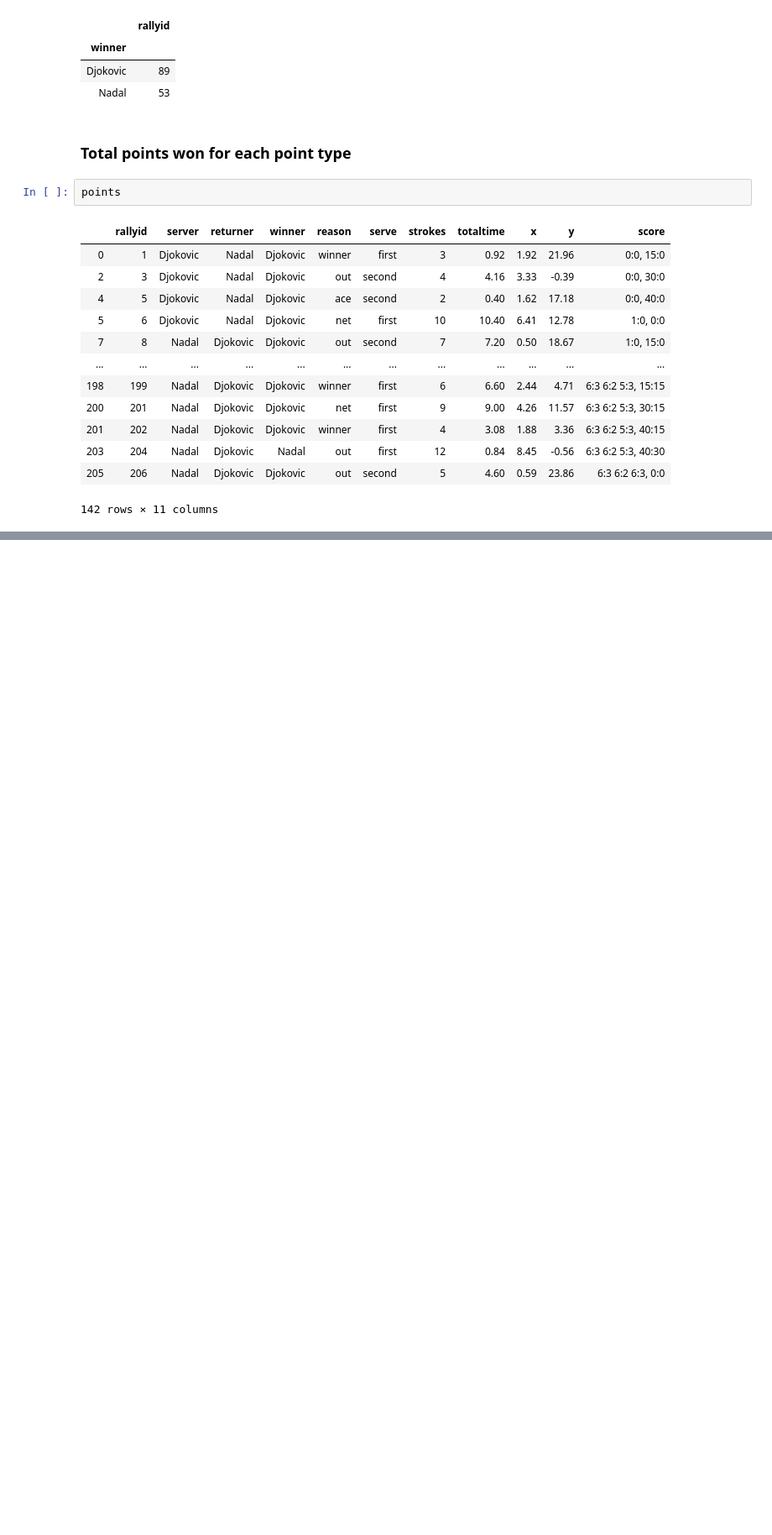
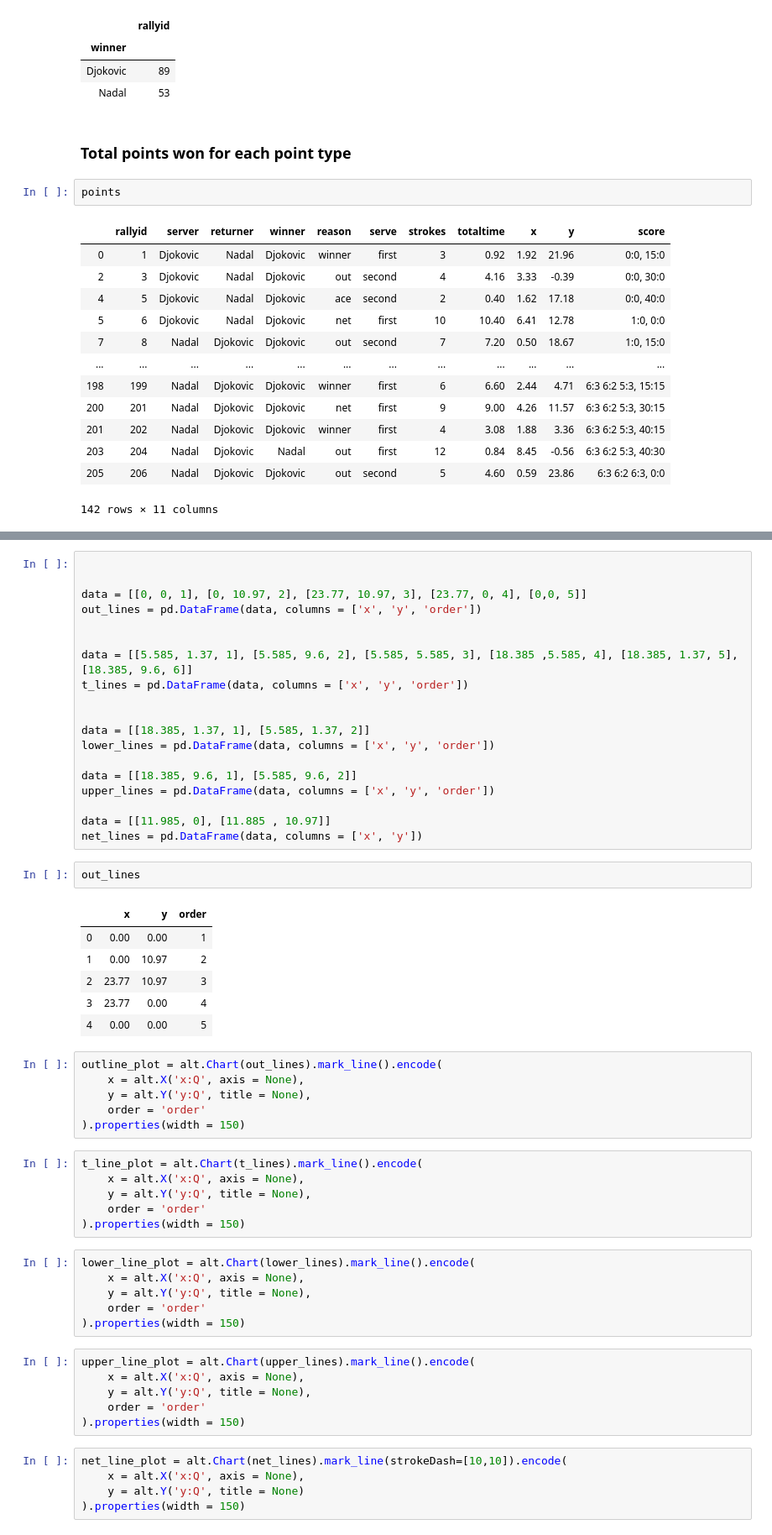
Before and after one commit to EitharAlfatih/Australian-Open-Final-2019, a Jupyter notebook: Data_Analysis.ipynb, the cells around one changed output, grey strips where cells are left out. Shown: that part at 84% size. Saved outputs shown, nothing was run; the diff lists cells and outputs as text; blank space fills up the shorter version.

Commit message:
updating the work with the court plot

```diff
--- a/Data_Analysis.ipynb
+++ b/Data_Analysis.ipynb
@@ -307,0 +284,57 @@ alt.Chart(grouped_points).mark_bar().encode(
+# %%
+
+
+data = [[0, 0, 1], [0, 10.97, 2], [23.77, 10.97, 3], [23.77, 0, 4], [0,0, 5]]
+out_lines = pd.DataFrame(data, columns = ['x', 'y', 'order'])
+
+
+data = [[5.585, 1.37, 1], [5.585, 9.6, 2], [5.585, 5.585, 3], [18.385 ,5.585, 4], [18.385, 1.37, 5], [18.385, 9.6, 6]]
+t_lines = pd.DataFrame(data, columns = ['x', 'y', 'order'])
+
+
+data = [[18.385, 1.37, 1], [5.585, 1.37, 2]]
+lower_lines = pd.DataFrame(data, columns = ['x', 'y', 'order'])
+
+data = [[18.385, 9.6, 1], [5.585, 9.6, 2]]
+upper_lines = pd.DataFrame(data, columns = ['x', 'y', 'order'])
+
+data = [[11.985, 0], [11.885 , 10.97]]
+net_lines = pd.DataFrame(data, columns = ['x', 'y'])
+# %%
+out_lines
+# %% [output]
+|  | x | y | order |
+| 0 | 0.00 | 0.00 | 1 |
+| 1 | 0.00 | 10.97 | 2 |
+| 2 | 23.77 | 10.97 | 3 |
+| 3 | 23.77 | 0.00 | 4 |
+| 4 | 0.00 | 0.00 | 5 |
+# %%
+outline_plot = alt.Chart(out_lines).mark_line().encode(
+    x = alt.X('x:Q', axis = None),
+    y = alt.Y('y:Q', title = None),
+    order = 'order'
+).properties(width = 150)
+# %%
+t_line_plot = alt.Chart(t_lines).mark_line().encode(
+    x = alt.X('x:Q', axis = None),
+    y = alt.Y('y:Q', title = None),
+    order = 'order'
+).properties(width = 150)
+# %%
+lower_line_plot = alt.Chart(lower_lines).mark_line().encode(
+    x = alt.X('x:Q', axis = None),
+    y = alt.Y('y:Q', title = None),
+    order = 'order'
+).properties(width = 150)
+# %%
+upper_line_plot = alt.Chart(upper_lines).mark_line().encode(
+    x = alt.X('x:Q', axis = None),
+    y = alt.Y('y:Q', title = None),
+    order = 'order'
+).properties(width = 150)
+# %%
+net_line_plot = alt.Chart(net_lines).mark_line(strokeDash=[10,10]).encode(
+    x = alt.X('x:Q', axis = None),
+    y = alt.Y('y:Q', title = None)
+).properties(width = 150)
```
Also changed, not shown: parts of 5 cells of this notebook.
